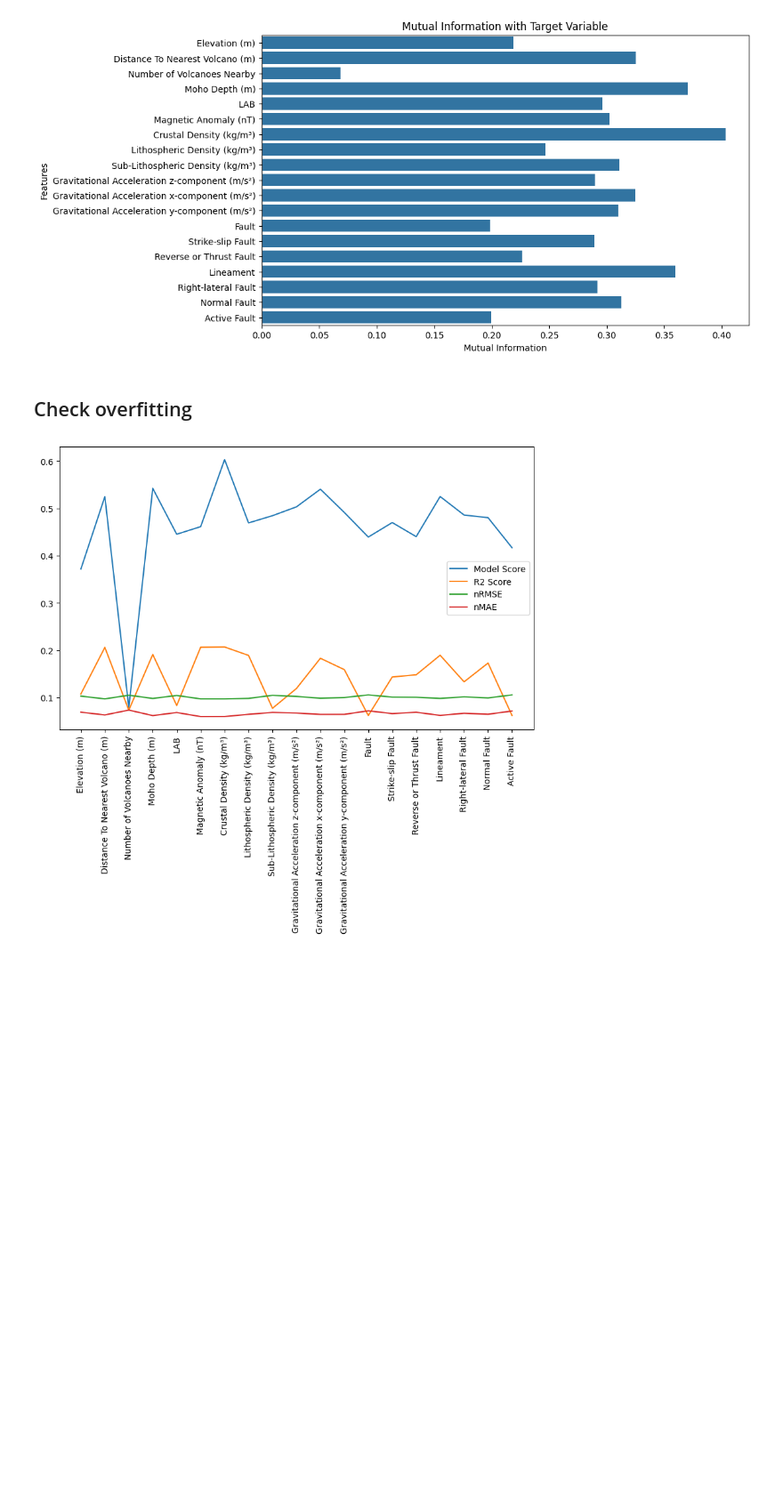
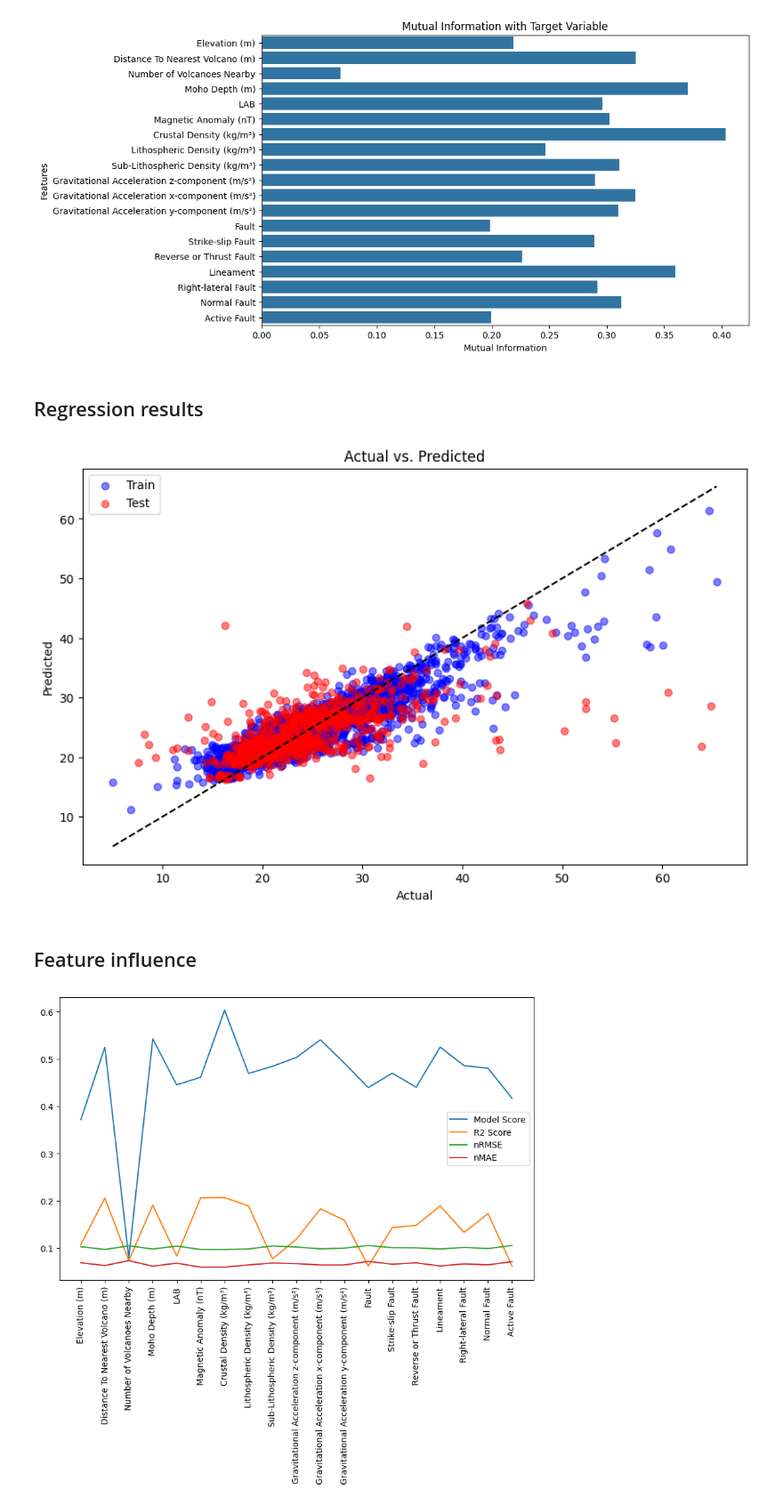
Before and after one commit to jcmefra/Geothermal-Gradient-Machine-Learning, a Jupyter notebook: Model_V2.ipynb, the cells around one changed output. Shown at 89% size. Saved outputs shown, nothing was run; the diff lists cells and outputs as text; code cells hidden in the pictures; blank space fills up the shorter version.

```diff
--- a/Model_V2.ipynb
+++ b/Model_V2.ipynb
@@ -1247,8 +1244,37 @@ plt.ylabel('Features')
 plt.show()
 # %% [output]
 [figure]
-# %% [markdown]
-## Check overfitting
+# %% [markdown]
+## Regression results
+# %%
+import matplotlib.pyplot as plt
+
+# Use the model to make predictions on the training and test sets
+y_train_pred = best_xgb_model.predict(X_train)
+y_pred = best_xgb_model.predict(X_test)
+
+# Create a scatter plot of the actual vs. predicted values for the training set
+plt.figure(figsize=(10, 6))
+plt.scatter(y_train, y_train_pred, color='blue', label='Train', alpha=0.5)
+
+# Create a scatter plot of the actual vs. predicted values for the test set
+plt.scatter(y_test, y_pred, color='red', label='Test', alpha=0.5)
+
+# Plot a line for perfect fit
+plt.plot([y_train.min(), y_train.max()], [y_train.min(), y_train.max()], 'k--')
+
+# Set the labels and title
+plt.xlabel('Actual')
+plt.ylabel('Predicted')
+plt.title('Actual vs. Predicted')
+plt.legend()
+
+# Show the plot
+plt.show()
+# %% [output]
+[figure, added]
+# %% [markdown]
+## Feature influence
 # %%
 import numpy as np
 from sklearn.metrics import mean_squared_error, mean_absolute_error, r2_score
```
Also changed, not shown: parts of 4 cells of this notebook.
